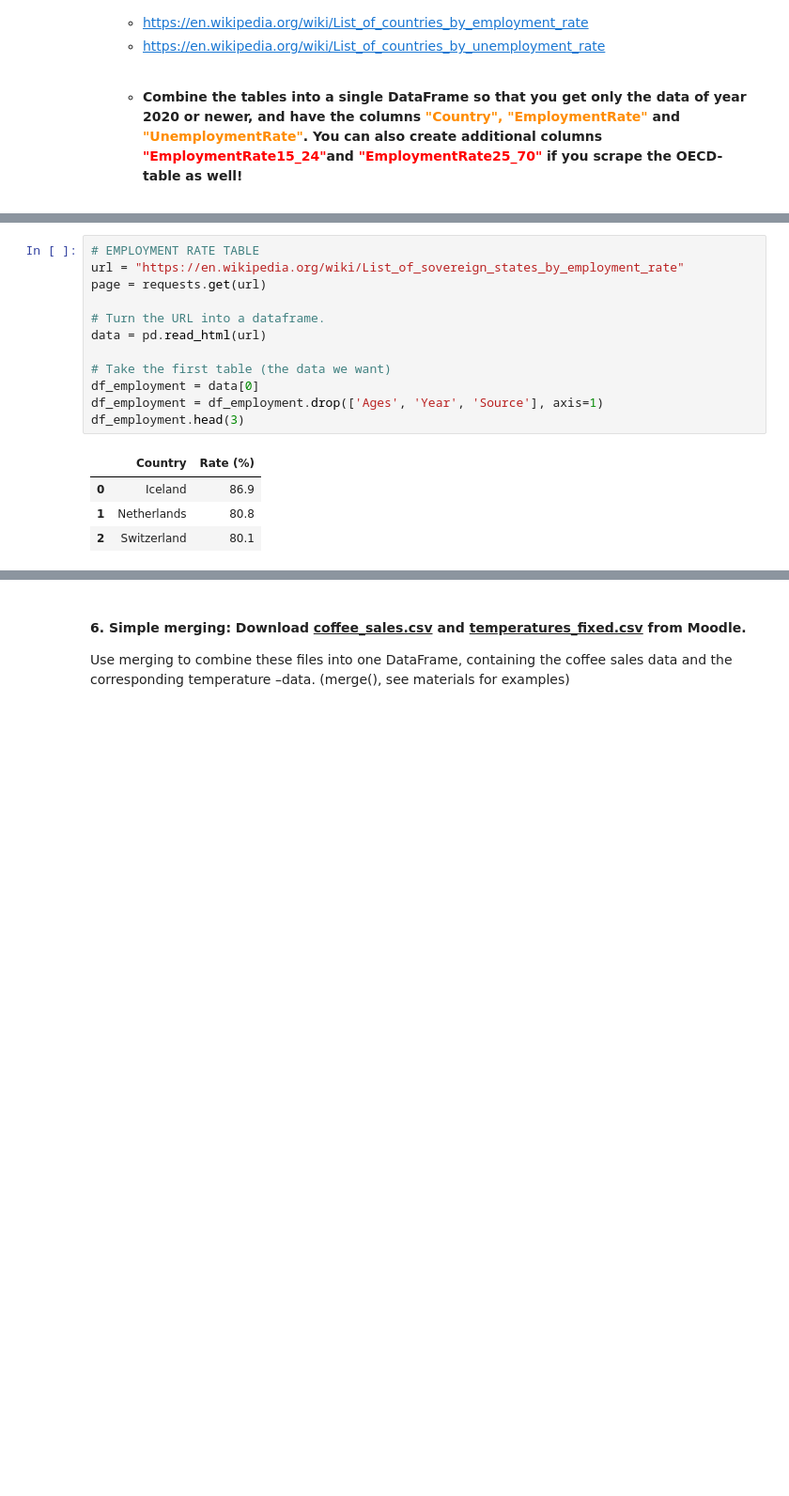
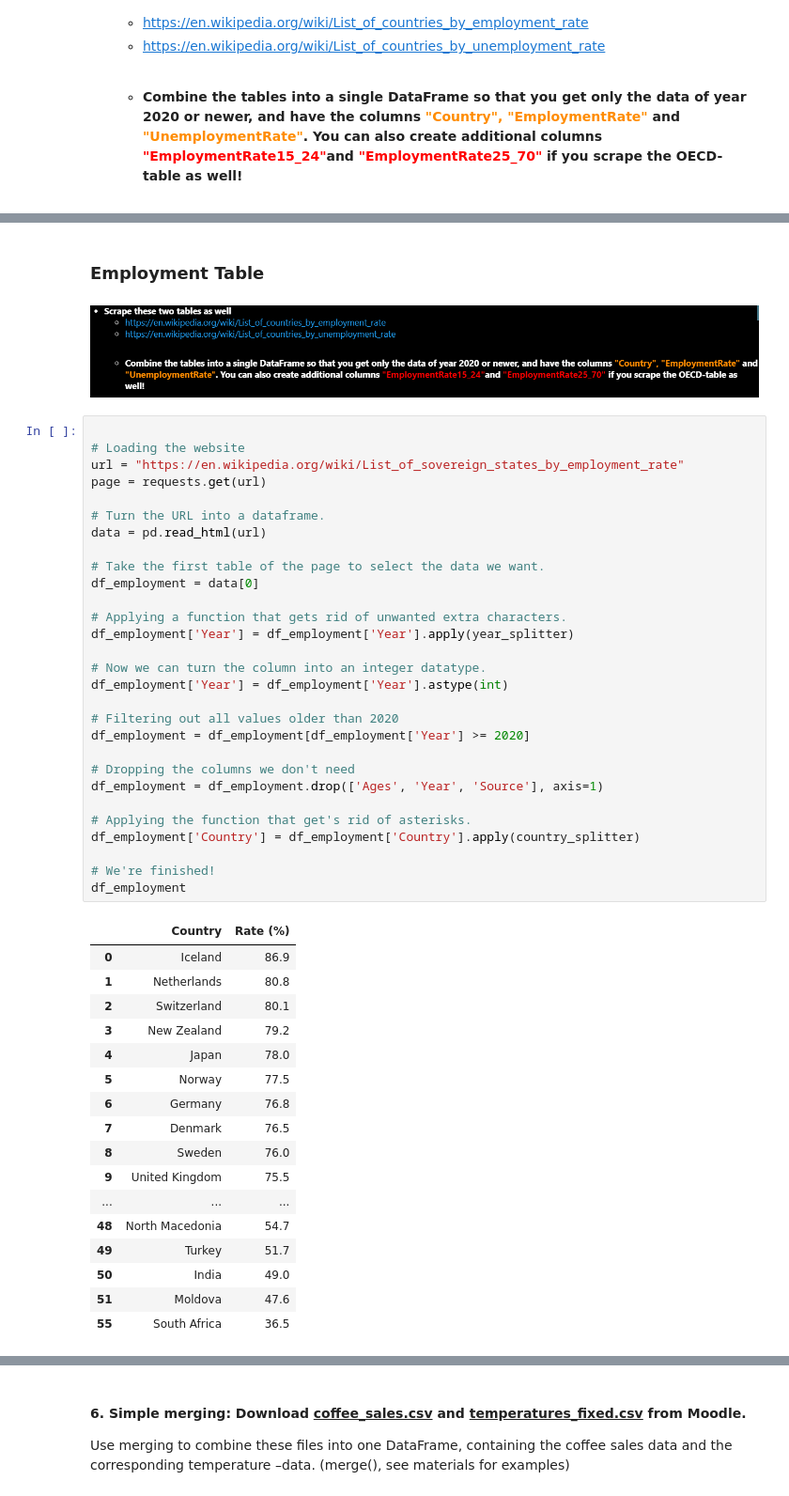
Before and after one commit to jehuhta/Intro_Data_Analytics_Huhta_Jeremy_Spring2025, a Jupyter notebook: Exercises_5_Importing/DataAnalyticsExerciseSet5.ipynb, the cells around one changed output, grey strips where cells are left out. Shown at 94% size. Saved outputs shown, nothing was run; the diff lists cells and outputs as text; blank space fills up the shorter version.

```diff
--- a/Exercises_5_Importing/DataAnalyticsExerciseSet5.ipynb
+++ b/Exercises_5_Importing/DataAnalyticsExerciseSet5.ipynb
@@ -283,17 +312,51 @@ df
+# %% [markdown]
+### Employment Table
+# %% [markdown]
+![image.png](attachment:image.png)
 # %%
-# EMPLOYMENT RATE TABLE
+
+# Loading the website
 url = "https://en.wikipedia.org/wiki/List_of_sovereign_states_by_employment_rate"
 page = requests.get(url)
 
 # Turn the URL into a dataframe.
 data = pd.read_html(url)
 
-# Take the first table (the data we want)
+# Take the first table of the page to select the data we want.
 df_employment = data[0]
+
+# Applying a function that gets rid of unwanted extra characters.
+df_employment['Year'] = df_employment['Year'].apply(year_splitter)
+
+# Now we can turn the column into an integer datatype.
+df_employment['Year'] = df_employment['Year'].astype(int)
+
+# Filtering out all values older than 2020
+df_employment = df_employment[df_employment['Year'] >= 2020]
+
+# Dropping the columns we don't need
 df_employment = df_employment.drop(['Ages', 'Year', 'Source'], axis=1)
-df_employment.head(3)
+
+# Applying the function that get's rid of asterisks.
+df_employment['Country'] = df_employment['Country'].apply(country_splitter)
+
+# We're finished!
+df_employment
 # %% [output]
 |  | Country | Rate (%) |
 | 0 | Iceland | 86.9 |
 | 1 | Netherlands | 80.8 |
 | 2 | Switzerland | 80.1 |
+| 3 | New Zealand | 79.2 |
+| 4 | Japan | 78.0 |
+| 5 | Norway | 77.5 |
+| 6 | Germany | 76.8 |
+| 7 | Denmark | 76.5 |
+| 8 | Sweden | 76.0 |
+| 9 | United Kingdom | 75.5 |
+| ... | ... | ... |
+| 48 | North Macedonia | 54.7 |
+| 49 | Turkey | 51.7 |
+| 50 | India | 49.0 |
+| 51 | Moldova | 47.6 |
+| 55 | South Africa | 36.5 |
```
Also changed, not shown: parts of 40 cells of this notebook.
